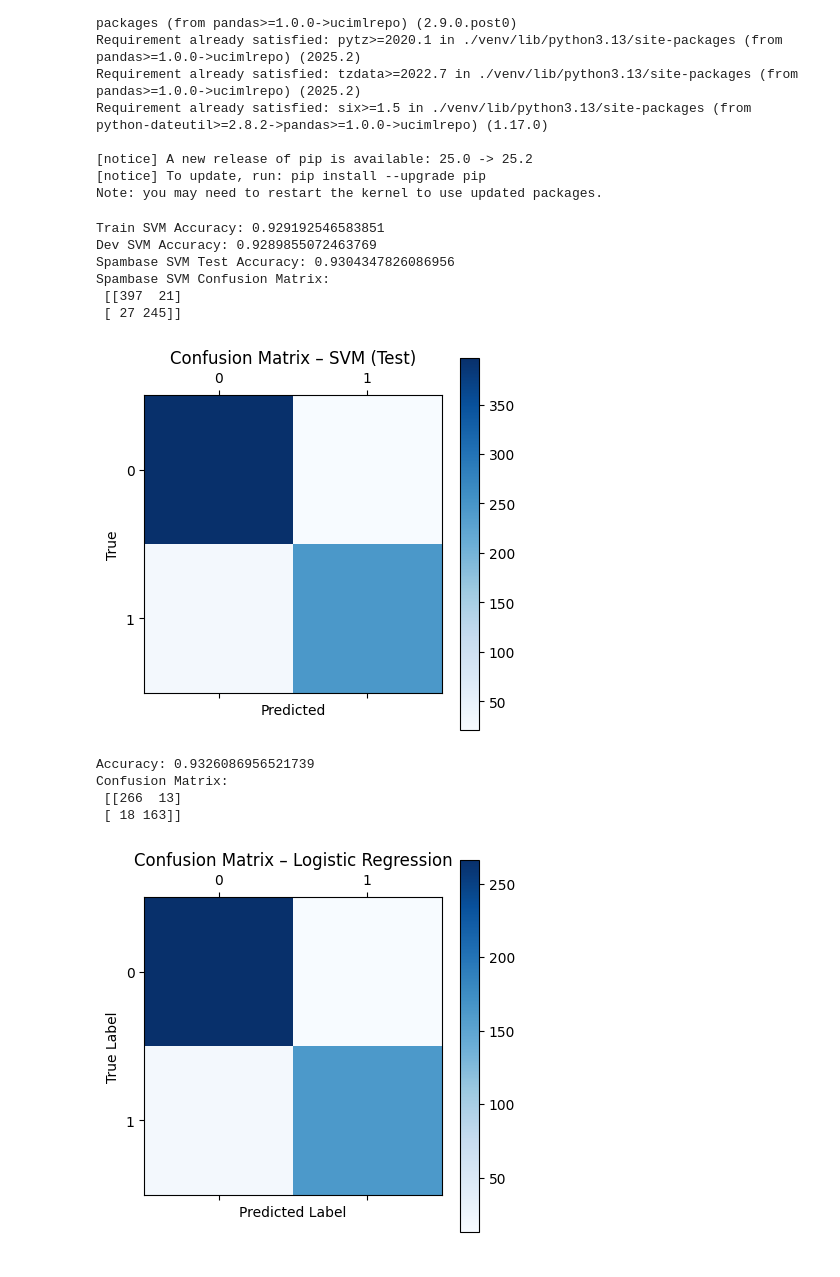
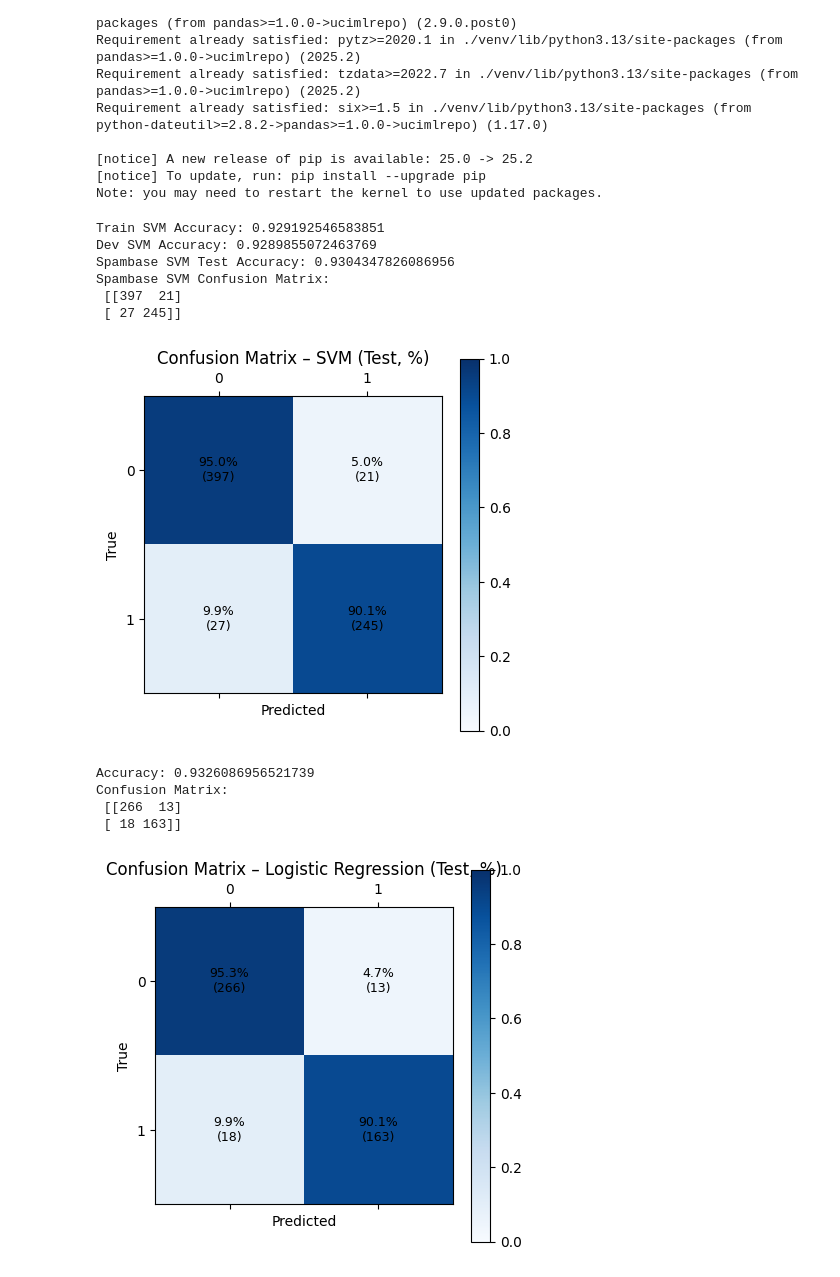
Before and after one commit to AnvithV/binary_classifier, a Jupyter notebook: main.ipynb, the cells around one changed output. Saved outputs shown, nothing was run; the diff lists cells and outputs as text; code cells hidden in the pictures.

```diff
--- a/main.ipynb
+++ b/main.ipynb
@@ -47,7 +32,7 @@ from sklearn.preprocessing import StandardScaler
 from sklearn.svm import LinearSVC
 # %%
 
-
+#1.1 Linear SVM on Spambase Dataset
 
 df = pd.read_csv("/Users/anvith/hw2_ml/spambase.data")
 
@@ -62,6 +47,7 @@ y = df.iloc[:, -1].values #labels for spam or not spam, takes values only and co
 X_train, X_test, y_train, y_test = train_test_split( #X_train is the training feautres, y train is training labels and X_test is test features and y_test is test labels
     X, y, test_size=0.30, stratify=y, random_state=42
 )
+
 #now split the 30% test into dev and final test 50-50
 X_dev, X_test, y_dev, y_test = train_test_split( #always outputs in this order
     X_test, y_test, test_size=0.50, stratify=y_test, random_state=42
@@ -91,11 +77,18 @@ print("Spambase SVM Confusion Matrix:\n", spam_confusion)
 
 #graph visualization
 cm_svm = confusion_matrix(y_test, y_pred)
-plt.matshow(cm_svm, cmap=plt.cm.Blues)
-plt.title('Confusion Matrix – SVM (Test)')
+with np.errstate(divide='ignore', invalid='ignore'):
+    cm_svm_pct = cm_svm / cm_svm.sum(axis=1, keepdims=True)
+    cm_svm_pct = np.nan_to_num(cm_svm_pct)
+
+plt.matshow(cm_svm_pct, vmin=0, vmax=1, cmap=plt.cm.Blues)
+plt.title('Confusion Matrix – SVM (Test, %)')
 plt.colorbar()
-plt.xlabel('Predicted')
-plt.ylabel('True')
+plt.xlabel('Predicted'); plt.ylabel('True')
+for i in range(cm_svm.shape[0]):
+    for j in range(cm_svm.shape[1]):
+        plt.text(j, i, f"{cm_svm_pct[i,j]*100:.1f}%\n({cm_svm[i,j]})",
+                 ha='center', va='center', fontsize=9)
 plt.show()
 # %% [output]
 Train SVM Accuracy: 0.929192546583851
@@ -104,47 +97,54 @@ Spambase SVM Test Accuracy: 0.9304347826086956
 Spambase SVM Confusion Matrix:
  [[397  21]
  [ 27 245]]
-[figure, old version]
+[figure, new version]
 # %%
-#TESTING LOGISTIC REGRESSION ON SPAMBASE DATASET
-
+#1.2 Logistic Regression on Spambase Dataset
 X = df.iloc[:, :-1].values # feature matrix
 y = df.iloc[:, -1].values # target vector
 
 X_train, X_dev_test, y_train, y_dev_test = train_test_split( # split into train and dev+test
     X, y, test_size=0.20, stratify=y, random_state=42 # ensure reproducibility and maintain class distribution
 )
+
 
 X_dev, X_test, y_dev, y_test = train_test_split( # split dev+test into dev and test
     X_dev_test, y_dev_test, test_size=0.50, stratify=y_dev_test, random_state=42
 )
 
 scaler = StandardScaler() # standardize features because logistic regression is sensitive to feature scaling
 X_train = scaler.fit_transform(X_train)
 X_dev = scaler.transform(X_dev)
 X_test = scaler.transform(X_test)
 
 model = LogisticRegression(max_iter=1000) # initialize logistic regression model, still have to tweak and tune hyperparameters and what not
 model.fit(X_train, y_train)
 
 y_pred = model.predict(X_test) # predict on test set
 
 accuracy = accuracy_score(y_test, y_pred) # calculate accuracy
 confusion = confusion_matrix(y_test, y_pred) # calculate confusion matrix
 
 print("Accuracy:", accuracy)
 print("Confusion Matrix:\n", confusion)
+cm_log = confusion_matrix(y_test, y_pred)
+with np.errstate(divide='ignore', invalid='ignore'):
+    cm_log_pct = cm_log / cm_log.sum(axis=1, keepdims=True)
+    cm_log_pct = np.nan_to_num(cm_log_pct)
 
-plt.matshow(confusion, cmap=plt.cm.Blues)
-plt.title('Confusion Matrix – Logistic Regression')
+plt.matshow(cm_log_pct, vmin=0, vmax=1, cmap=plt.cm.Blues)
+plt.title('Confusion Matrix – Logistic Regression (Test, %)')
 plt.colorbar()
-plt.xlabel('Predicted Label')
-plt.ylabel('True Label')
+plt.xlabel('Predicted'); plt.ylabel('True')
+for i in range(cm_log.shape[0]):
+    for j in range(cm_log.shape[1]):
+        plt.text(j, i, f"{cm_log_pct[i,j]*100:.1f}%\n({cm_log[i,j]})",
+                 ha='center', va='center', fontsize=9)
 plt.show()
 # %% [output]
 Accuracy: 0.9326086956521739
 Confusion Matrix:
  [[266  13]
  [ 18 163]]
-[figure, old version]
+[figure, new version]
 # %%
```
Also changed, not shown: parts of 3 cells of this notebook, 1 other file.
